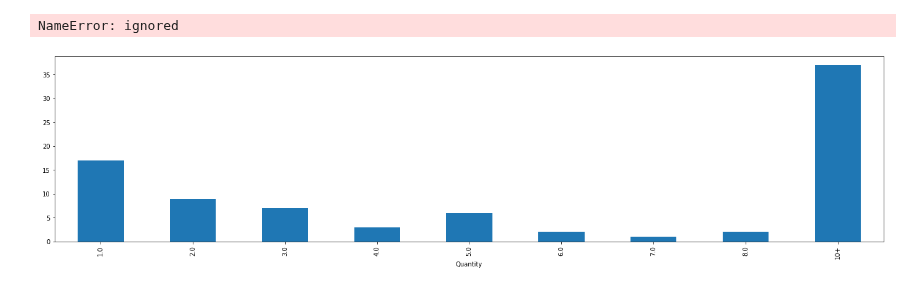
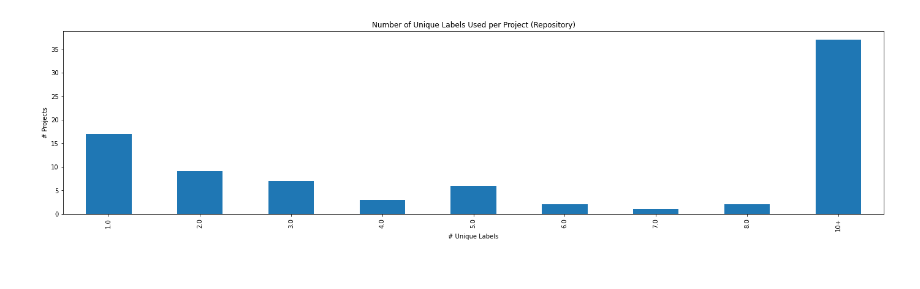
Before and after one commit to hackforla/data-science, a Jupyter notebook: labels-survey/Label_Analysis.ipynb, the cells around one changed output. Saved outputs shown, nothing was run; the diff lists cells and outputs as text; code cells hidden in the pictures.

```diff
--- a/labels-survey/Label_Analysis.ipynb
+++ b/labels-survey/Label_Analysis.ipynb
@@ -29,0 +117,5 @@ Requirement already satisfied: multidict in /usr/local/lib/python3.7/dist-packag
+# %%
+# split label column into multiple columns by delimiter
+data[['Label','LabelStatus']] = data['LabelName'].str.split(':',n=1, expand=True)
+df = data.drop('LabelName', axis=1)  # drop the original column
+df
@@ -50,0 +220,17 @@ fig.show()
+# %%
+# Handling the case sensitive label names that affects the ploting
+data['Label']= data['Label'].replace('Feature', 'feature')
+data['Label']= data['Label'].replace('dependencies', 'dependency')
+# %%
+# Question 1b- How many distinct lables are used?
+
+# converting label into lowercase for projecting the unique labels usage.
+data['Label']= data['Label'].astype(str).str.lower()
+
+#Aggregating data by label name and counting unique labels.
+labelname_aggr = data.groupby(['Label'], as_index=False).UniqueKey.nunique()
+print(labelname_aggr['Label'].count())
+
+
+# print(labelname_aggr['Label']) # list of distinct labels
+# labelname_aggr.to_csv('distinct_labels.csv')
@@ -66,30 +275,29 @@ Glyph 9203 missing from current font.
 # %%
-
+# Question 1d - How many labels are used per project?
 
 #Grouping data by repository/project and unique labels
 repo_aggr2 = data.groupby(['Repository'], as_index=False).nunique()
 
 # Binning of the data based on a condition
 repo_aggr2.loc[repo_aggr2.LabelName == 1, 'Quantity'] = 1
 repo_aggr2.loc[repo_aggr2.LabelName == 2, 'Quantity'] = 2
 repo_aggr2.loc[repo_aggr2.LabelName == 3, 'Quantity'] = 3
 repo_aggr2.loc[repo_aggr2.LabelName == 4, 'Quantity'] = 4
 repo_aggr2.loc[repo_aggr2.LabelName == 5, 'Quantity'] = 5
 repo_aggr2.loc[repo_aggr2.LabelName == 6, 'Quantity'] = 6
 repo_aggr2.loc[repo_aggr2.LabelName == 7, 'Quantity'] = 7
 repo_aggr2.loc[repo_aggr2.LabelName == 8, 'Quantity'] = 8
 repo_aggr2.loc[repo_aggr2.LabelName == 9, 'Quantity'] = 9
-repo_aggr2.loc[repo_aggr2.LabelName >= 10, 'Quantity'] = '10+'
+repo_aggr2.loc[repo_aggr2.LabelName >= 10,'Quantity'] = '10+'
 
 #Grouping data on each bin and counting the number of repositories per bin
 repo_aggr3 = repo_aggr2.groupby('Quantity').count()
 
 #Plotting
 repo_aggr3['Repository'].plot.bar(x='Repository')
-plt.title('Number of Unique Labels Used per Project (Repository)',**hfont)
-plt.xlabel('# Unique Labels', **hfont)
-plt.ylabel('# Projects', **hfont)
+plt.title('Number of Unique Labels Used per Project (Repository)')
+plt.xlabel('# Unique Labels')
+plt.ylabel('# Projects')
 plt.show()
 # %% [output]
-NameError: ignored
-[figure, old version]
+[figure, new version]
```
Also changed, not shown: parts of 28 cells of this notebook.
